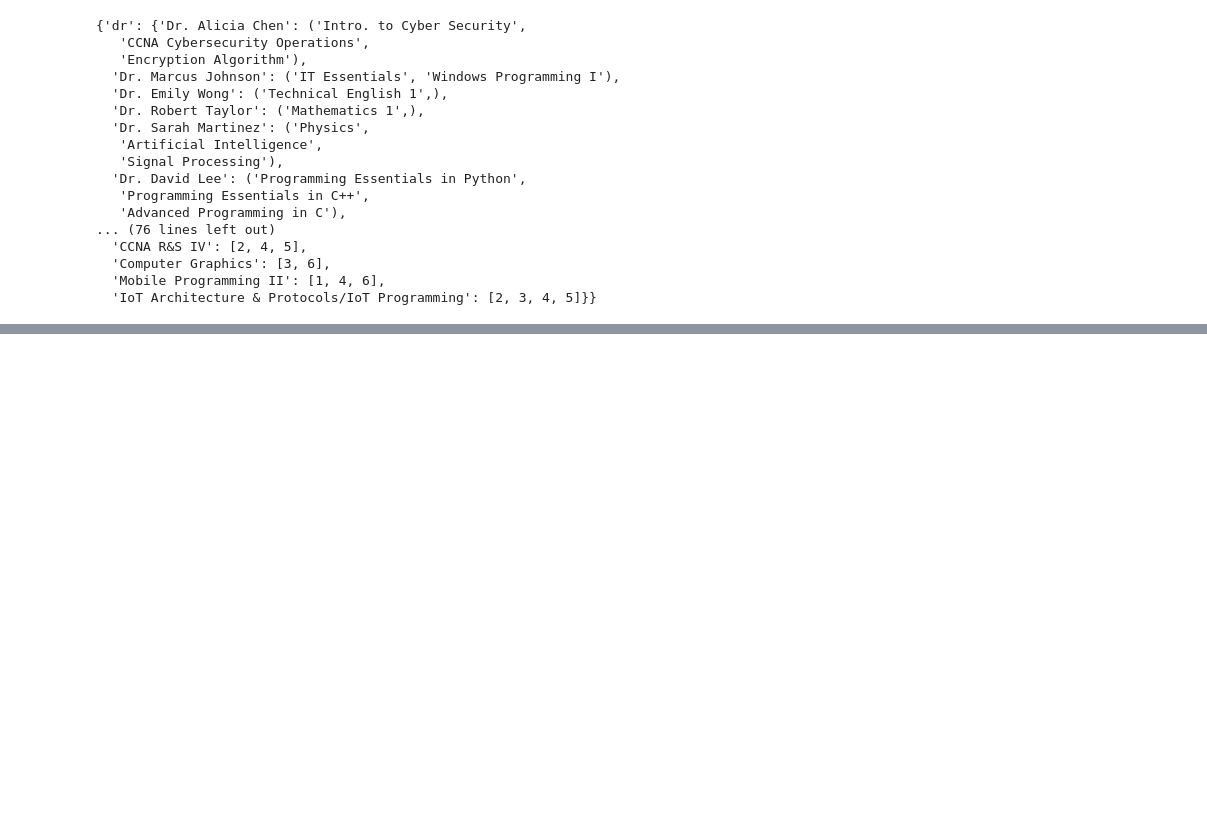
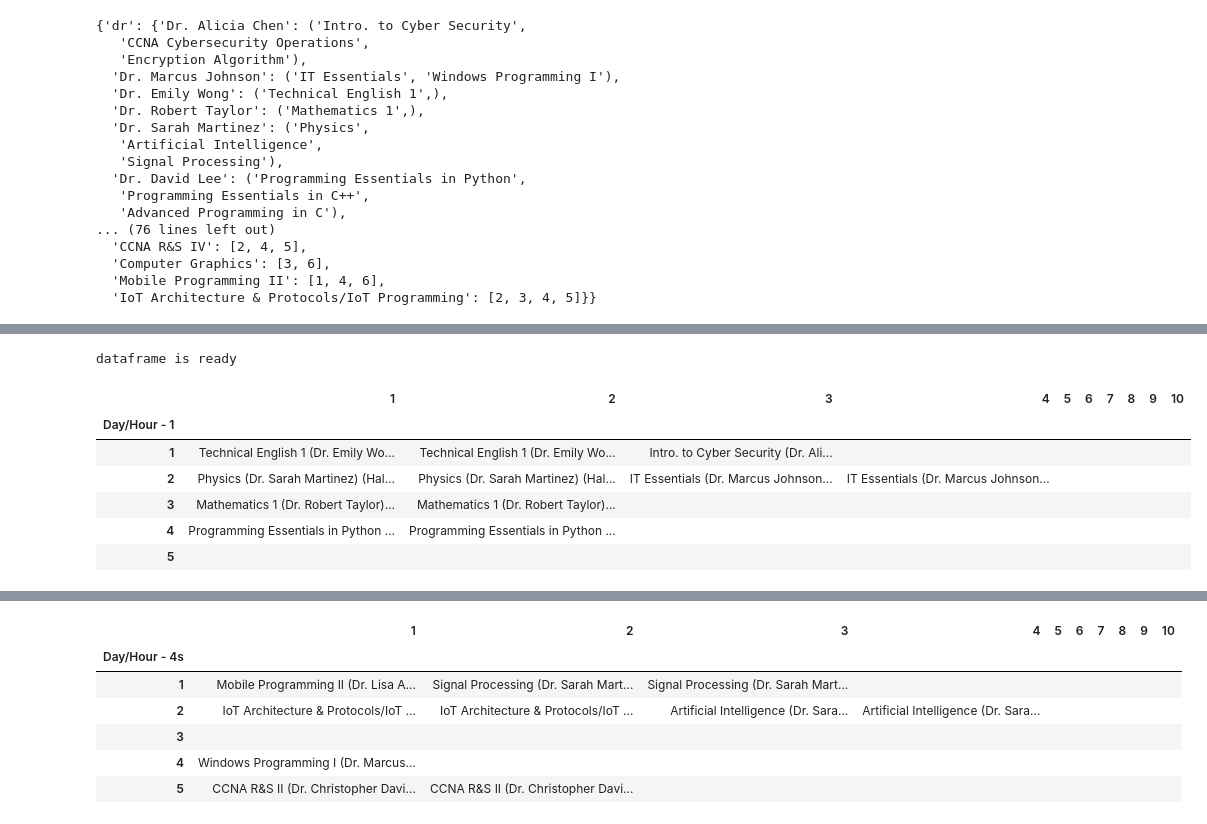
Before and after one commit to yogiman12/scheduler, a Jupyter notebook: test.ipynb, the cells around one changed output, grey strips where cells are left out. Drawn from its saved outputs; the diff is of its cells as text; code cells hidden in the pictures; blank space fills up the shorter version.

```diff
--- a/test.ipynb
+++ b/test.ipynb
@@ -115,3 +166,14 @@ def main(display_dfs:bool= False):
     else:
         print("No valid schedule found",table.problem.status)
     return table.solution_to_dataframe()
+# %%
+dfs =main(True,100,250)
+# %% [output]
+dataframe is ready
+|  | 1 | 2 | 3 | 4 | 5 | 6 | 7 | 8 | 9 | 10 |
+| Day/Hour - 1 |  |  |  |  |  |  |  |  |  |  |
+| 1 | Technical English 1 (Dr. Emily Wo... | Technical English 1 (Dr. Emily Wo... | Intro. to Cyber Security (Dr. Ali... |  |  |  |  |  |  |  |
+| 2 | Physics (Dr. Sarah Martinez) (Hal... | Physics (Dr. Sarah Martinez) (Hal... | IT Essentials (Dr. Marcus Johnson... | IT Essentials (Dr. Marcus Johnson... |  |  |  |  |  |  |
+| 3 | Mathematics 1 (Dr. Robert Taylor)... | Mathematics 1 (Dr. Robert Taylor)... |  |  |  |  |  |  |  |  |
+| 4 | Programming Essentials in Python ... | Programming Essentials in Python ... |  |  |  |  |  |  |  |  |
+| 5 |  |  |  |  |  |  |  |  |  |  |
@@ -117,0 +201,7 @@ def main(display_dfs:bool= False):
+|  | 1 | 2 | 3 | 4 | 5 | 6 | 7 | 8 | 9 | 10 |
+| Day/Hour - 4s |  |  |  |  |  |  |  |  |  |  |
+| 1 | Mobile Programming II (Dr. Lisa A... | Signal Processing (Dr. Sarah Mart... | Signal Processing (Dr. Sarah Mart... |  |  |  |  |  |  |  |
+| 2 | IoT Architecture & Protocols/IoT ... | IoT Architecture & Protocols/IoT ... | Artificial Intelligence (Dr. Sara... | Artificial Intelligence (Dr. Sara... |  |  |  |  |  |  |
+| 3 |  |  |  |  |  |  |  |  |  |  |
+| 4 | Windows Programming I (Dr. Marcus... |  |  |  |  |  |  |  |  |  |
+| 5 | CCNA R&S II (Dr. Christopher Davi... | CCNA R&S II (Dr. Christopher Davi... |  |  |  |  |  |  |  |  |
```
Also changed, not shown: parts of 9 cells of this notebook, 11 other files.
